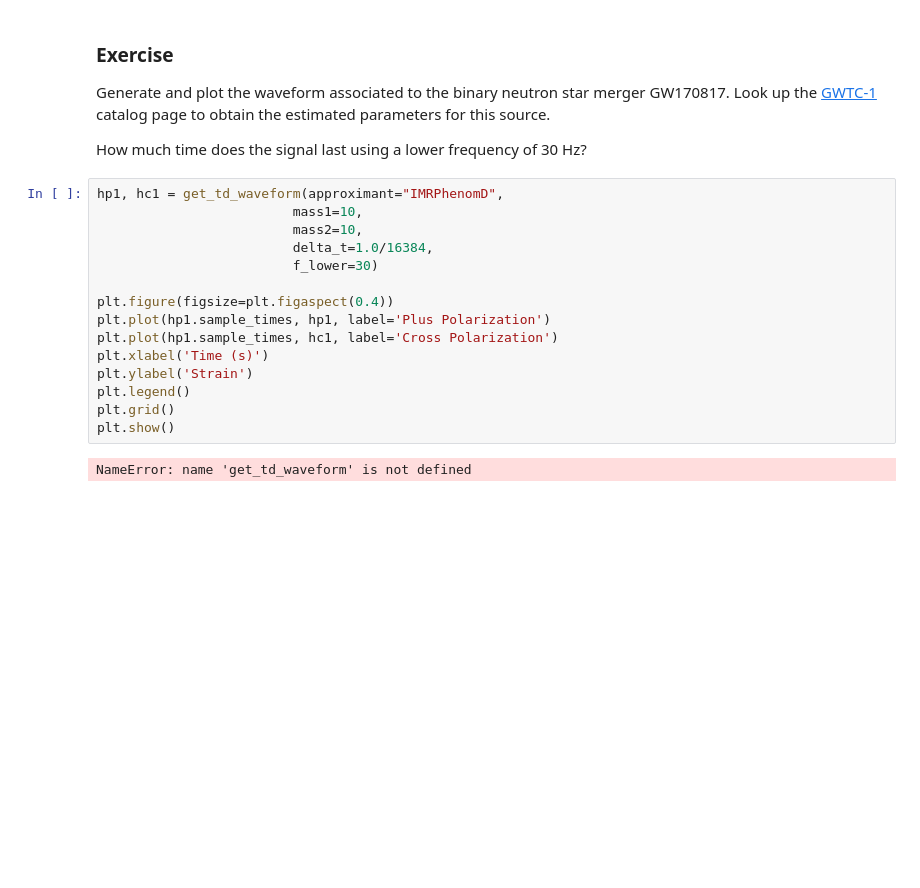
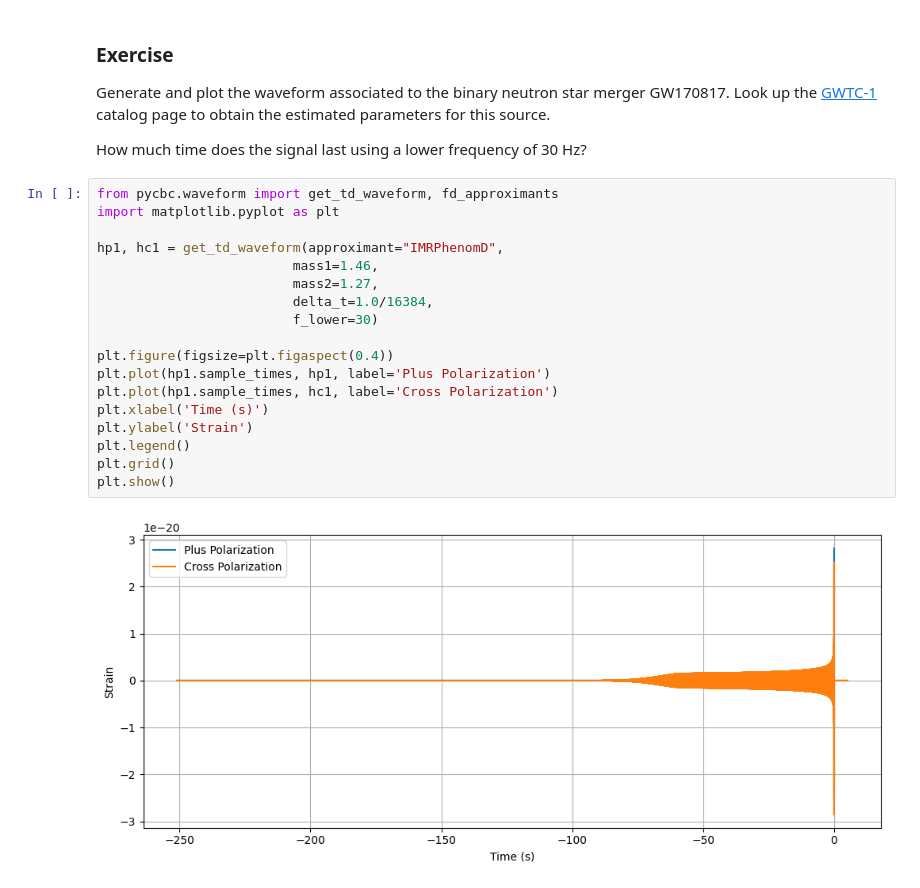
Before and after one commit to norrismeg/odw, a Jupyter notebook: Tutorials/Day_1/Tuto_1.4_Generating_waveforms.ipynb, the cells around one changed output. Saved outputs shown, nothing was run; the diff lists cells and outputs as text; blank space fills up the shorter version.

```diff
--- a/Tutorials/Day_1/Tuto_1.4_Generating_waveforms.ipynb
+++ b/Tutorials/Day_1/Tuto_1.4_Generating_waveforms.ipynb
@@ -162,19 +162,22 @@ Generate and plot the waveform associated to the binary neutron star merger GW17
 
 How much time does the signal last using a lower frequency of 30 Hz?
 # %%
+from pycbc.waveform import get_td_waveform, fd_approximants
+import matplotlib.pyplot as plt
+
 hp1, hc1 = get_td_waveform(approximant="IMRPhenomD",
-                         mass1=10,
-                         mass2=10,
+                         mass1=1.46,
+                         mass2=1.27,
                          delta_t=1.0/16384,
                          f_lower=30)
 
 plt.figure(figsize=plt.figaspect(0.4))
 plt.plot(hp1.sample_times, hp1, label='Plus Polarization')
 plt.plot(hp1.sample_times, hc1, label='Cross Polarization')
 plt.xlabel('Time (s)')
 plt.ylabel('Strain')
 plt.legend()
 plt.grid()
 plt.show()
 # %% [output]
-NameError: name 'get_td_waveform' is not defined
+[figure, added]
```
